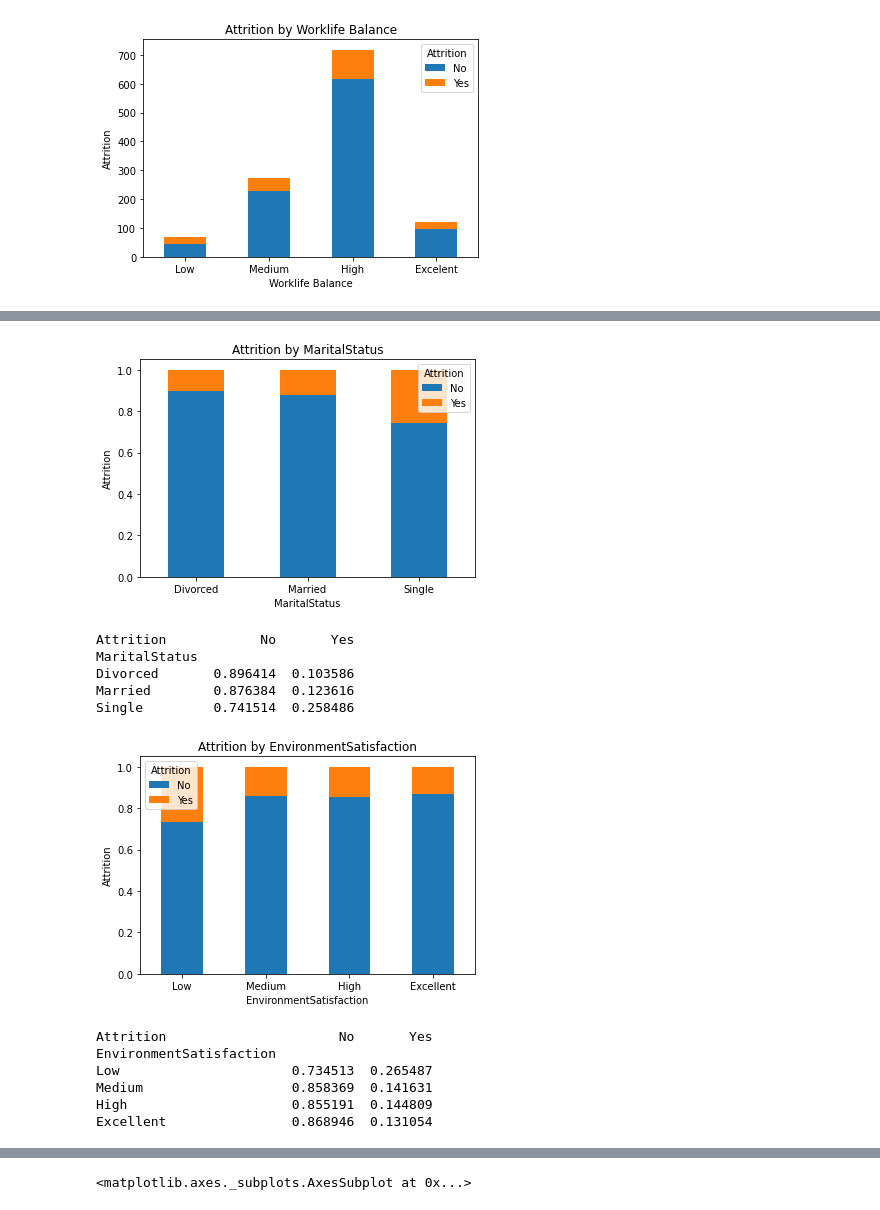
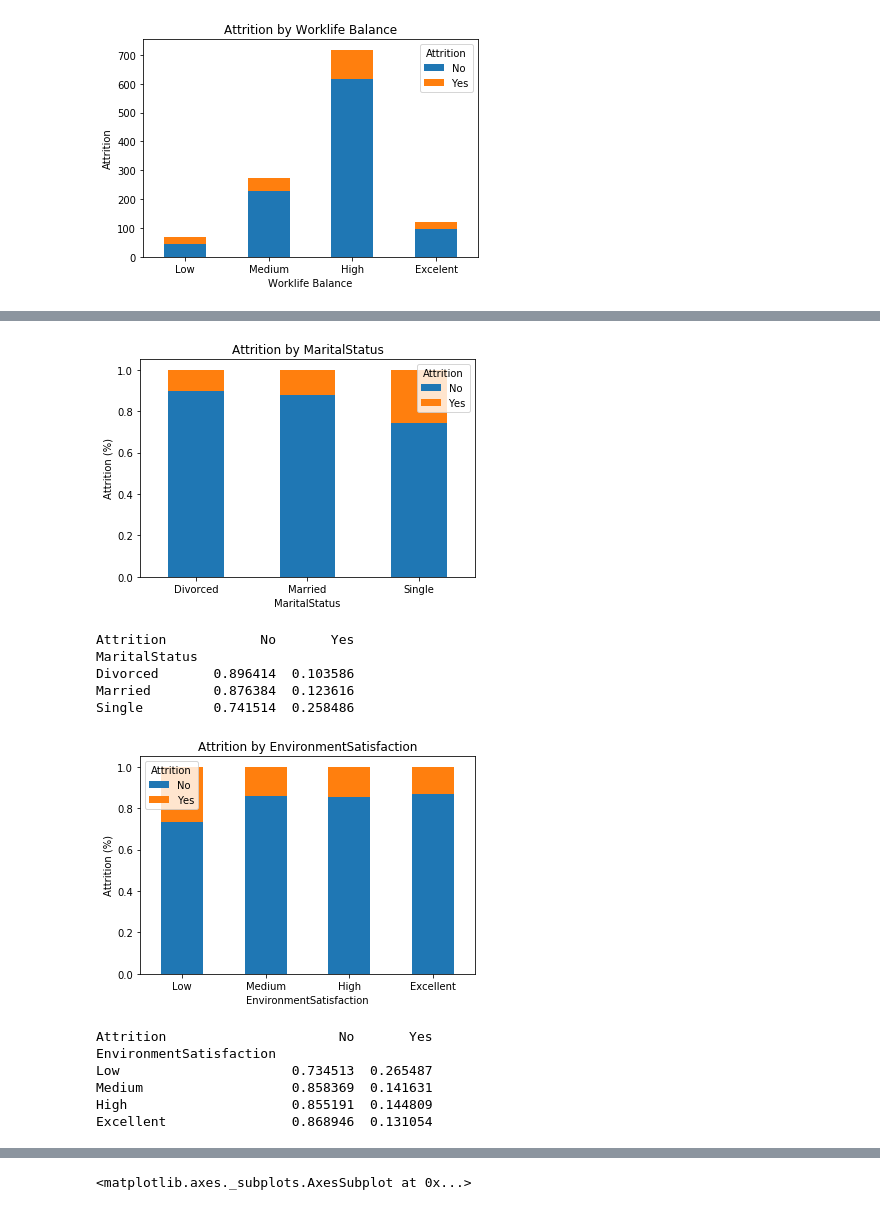
Before and after one commit to samucucchi/DataMining-1, a Jupyter notebook: DataUnderstanding-attrition.ipynb, the cells around one changed output, grey strips where cells are left out. Cells and saved outputs as stored; diff of their text form; code cells hidden in the pictures.

```diff
--- a/DataUnderstanding-attrition.ipynb
+++ b/DataUnderstanding-attrition.ipynb
@@ -349,20 +349,20 @@ Text(0, 0.5, 'Attrition')
 # %%
 #############################
 #ATTRITION CROSS X NORMALIZED
 #############################
 
 #MaritalStatus crossx Attrition bar chart normalized
 attr='MaritalStatus'
 pclass_xt = pd.crosstab(df[attr], df['Attrition'])
 pclass_xt_pct = pclass_xt.div(pclass_xt.sum(1).astype(float), axis=0)
 pclass_xt_pct.plot(kind='bar', stacked=True,title="Attrition by MaritalStatus",rot=0)
 plt.xlabel('MaritalStatus')
-plt.ylabel('Attrition')
+plt.ylabel('Attrition (%)')
 plt.show()
 
 print(pclass_xt_pct)
 # %% [output]
-[figure, old version]
+[figure, new version]
 Attrition            No       Yes
 MaritalStatus
 Divorced       0.896414  0.103586
@@ -376,12 +376,12 @@ pclass_xt=pclass_xt.rename({3:'High',4:'Excellent',2:'Medium',1:'Low'})
 pclass_xt_pct = pclass_xt.div(pclass_xt.sum(1).astype(float), axis=0)
 pclass_xt_pct.plot(kind='bar', stacked=True,title="Attrition by "+attr,rot=0)
 plt.xlabel(attr)
-plt.ylabel('Attrition')
+plt.ylabel('Attrition (%)')
 plt.show()
 
 print(pclass_xt_pct)
 # %% [output]
-[figure, old version]
+[figure, new version]
 Attrition                      No       Yes
 EnvironmentSatisfaction
 Low                      0.734513  0.265487
```
Also changed, not shown: parts of 23 cells of this notebook, 25 other files.
